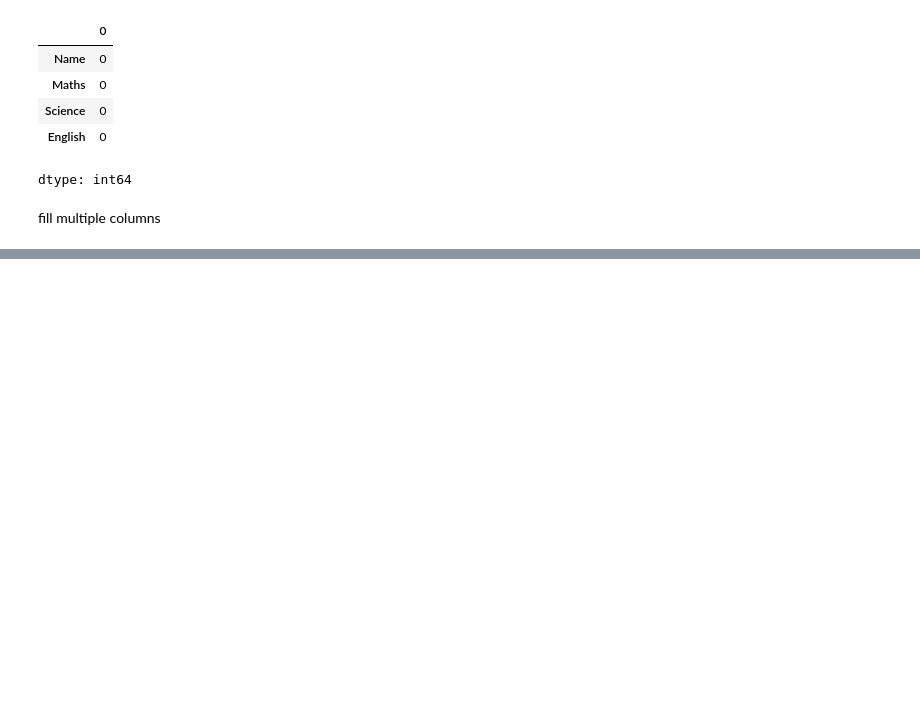
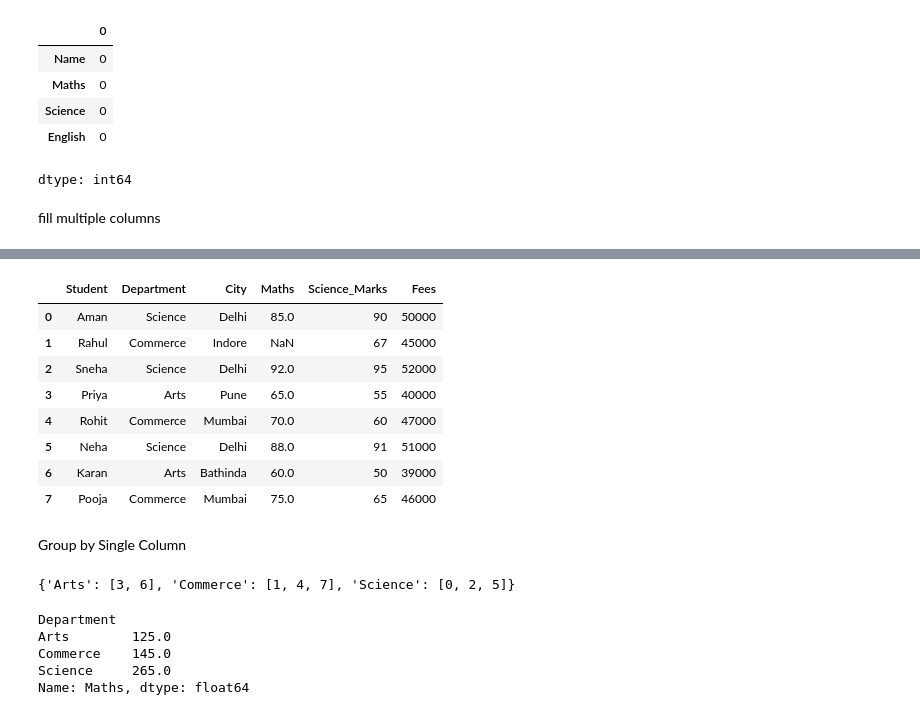
Before and after one commit to Vikram957/Pandas, a Jupyter notebook: d_pandas.ipynb, the cells around one changed output, grey strips where cells are left out. Cells and saved outputs as stored; diff of their text form; code cells hidden in the pictures; blank space fills up the shorter version.

```diff
--- a/d_pandas.ipynb
+++ b/d_pandas.ipynb
@@ -1446,0 +1409,62 @@ df.fillna()
+# %%
+import pandas as pd
+data = {
+    'Student': [
+        'Aman', 'Rahul', 'Sneha', 'Priya',
+        'Rohit', 'Neha', 'Karan', 'Pooja'
+    ],
+
+    'Department': [
+        'Science', 'Commerce', 'Science', 'Arts',
+        'Commerce', 'Science', 'Arts', 'Commerce'
+    ],
+
+    'City': [
+        'Delhi', 'Indore', 'Delhi', 'Pune',
+        'Mumbai', 'Delhi', 'Bathinda', 'Mumbai'
+    ],
+
+    'Maths': [
+        85, None, 92, 65,
+        70, 88, 60, 75
+    ],
+
+    'Science_Marks': [
+        90, 67, 95, 55,
+        60, 91, 50, 65
+    ],
+
+    'Fees': [
+        50000, 45000, 52000, 40000,
+        47000, 51000, 39000, 46000
+    ]
+}
+
+df = pd.DataFrame(data)
+
+df
+# %% [output]
+|  | Student | Department | City | Maths | Science_Marks | Fees |
+| 0 | Aman | Science | Delhi | 85.0 | 90 | 50000 |
+| 1 | Rahul | Commerce | Indore | NaN | 67 | 45000 |
+| 2 | Sneha | Science | Delhi | 92.0 | 95 | 52000 |
+| 3 | Priya | Arts | Pune | 65.0 | 55 | 40000 |
+| 4 | Rohit | Commerce | Mumbai | 70.0 | 60 | 47000 |
+| 5 | Neha | Science | Delhi | 88.0 | 91 | 51000 |
+| 6 | Karan | Arts | Bathinda | 60.0 | 50 | 39000 |
+| 7 | Pooja | Commerce | Mumbai | 75.0 | 65 | 46000 |
+# %% [markdown]
+Group by Single Column
+# %%
+grouped = df.groupby('Department')
+print(grouped.groups)
+# %% [output]
+{'Arts': [3, 6], 'Commerce': [1, 4, 7], 'Science': [0, 2, 5]}
+# %%
+print(df.groupby('Department')['Maths'].sum())
+# %% [output]
+Department
+Arts        125.0
+Commerce    145.0
+Science     265.0
+Name: Maths, dtype: float64
```
Also changed, not shown: parts of 69 cells of this notebook.
